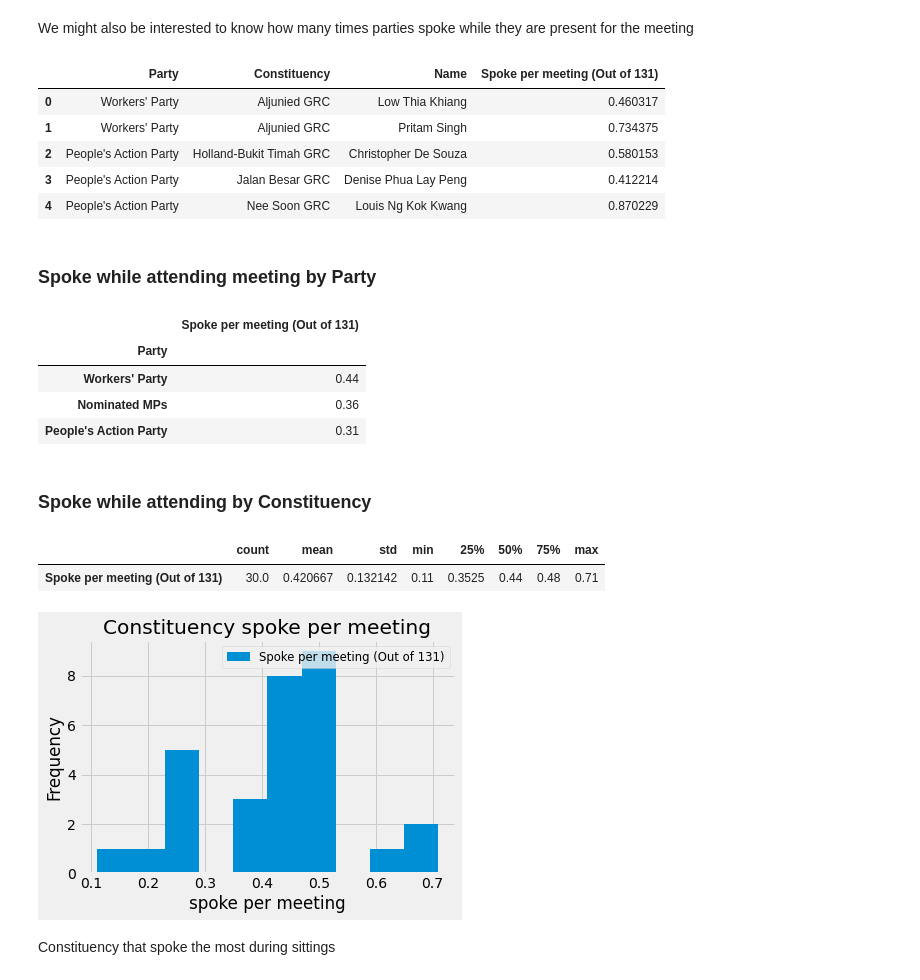
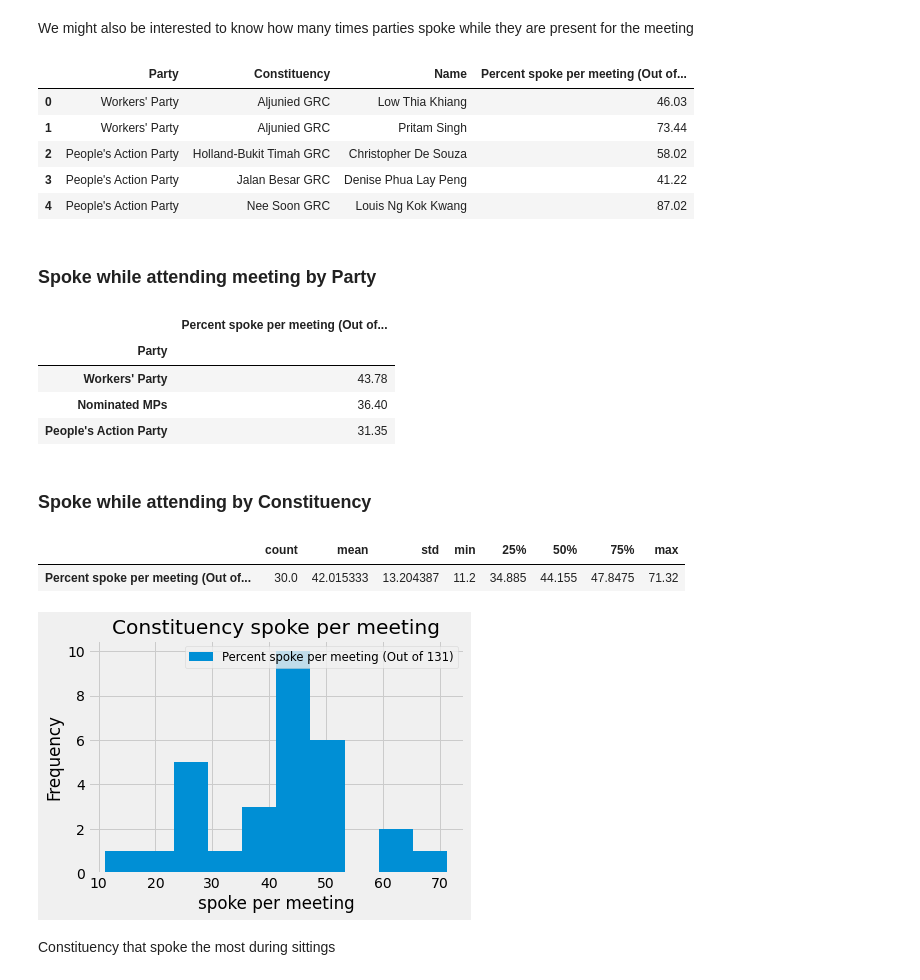
Before and after one commit to lingjie00/exploring_Sg_MP_attendance_and_speaking_count, a Jupyter notebook: A more detailed exploration of MPs' attendance and speaking count.ipynb, the cells around one changed output. Saved outputs shown, nothing was run; the diff lists cells and outputs as text; code cells hidden in the pictures.

```diff
--- a/A more detailed exploration of MPs' attendance and speaking count.ipynb
+++ b/A more detailed exploration of MPs' attendance and speaking count.ipynb
@@ -514,8 +514,8 @@ attendance_speaking = pd.merge(
     speaking[['Name', 'Number of Sittings Spoken (Out of 131)']],
     on='Name')
 # %%
-attendance_speaking['Spoke per meeting (Out of 131)'] = (attendance_speaking['Number of Sittings Spoken (Out of 131)']) /\
-                                        (attendance_speaking['Number of Sittings Attended (Out of 132)']-1)\
+attendance_speaking['Percent spoke per meeting (Out of 131)'] = ((attendance_speaking['Number of Sittings Spoken (Out of 131)']) /\
+                                        (attendance_speaking['Number of Sittings Attended (Out of 132)']-1)*100)\
                                         .round(2)
 # %%
 attendance_speaking = attendance_speaking.drop([
@@ -525,39 +525,39 @@ attendance_speaking = attendance_speaking.drop([
 # %%
 attendance_speaking.head()
 # %% [output]
-|  | Party | Constituency | Name | Spoke per meeting (Out of 131) |
-| 0 | Workers' Party | Aljunied GRC | Low Thia Khiang | 0.460317 |
-| 1 | Workers' Party | Aljunied GRC | Pritam Singh | 0.734375 |
-| 2 | People's Action Party | Holland-Bukit Timah GRC | Christopher De Souza | 0.580153 |
-| 3 | People's Action Party | Jalan Besar GRC | Denise Phua Lay Peng | 0.412214 |
-| 4 | People's Action Party | Nee Soon GRC | Louis Ng Kok Kwang | 0.870229 |
+|  | Party | Constituency | Name | Percent spoke per meeting (Out of... |
+| 0 | Workers' Party | Aljunied GRC | Low Thia Khiang | 46.03 |
+| 1 | Workers' Party | Aljunied GRC | Pritam Singh | 73.44 |
+| 2 | People's Action Party | Holland-Bukit Timah GRC | Christopher De Souza | 58.02 |
+| 3 | People's Action Party | Jalan Besar GRC | Denise Phua Lay Peng | 41.22 |
+| 4 | People's Action Party | Nee Soon GRC | Louis Ng Kok Kwang | 87.02 |
 # %% [markdown]
 ### Spoke while attending meeting by Party
 # %%
-(attendance_speaking.groupby('Party')[['Spoke per meeting (Out of 131)']].mean() / 131 * 100).\
-    sort_values(['Spoke per meeting (Out of 131)'],ascending=False).round(2)
+(attendance_speaking.groupby('Party')[['Percent spoke per meeting (Out of 131)']].mean() / 131 * 100).\
+    sort_values(['Percent spoke per meeting (Out of 131)'],ascending=False).round(2)
 # %% [output]
-|  | Spoke per meeting (Out of 131) |
+|  | Percent spoke per meeting (Out of... |
 | Party |  |
-| Workers' Party | 0.44 |
-| Nominated MPs | 0.36 |
-| People's Action Party | 0.31 |
+| Workers' Party | 43.78 |
+| Nominated MPs | 36.40 |
+| People's Action Party | 31.35 |
 # %% [markdown]
 ### Spoke while attending by Constituency
 # %%
-(attendance_speaking.groupby(['Constituency','Party'])[['Spoke per meeting (Out of 131)']].mean())\
-                    .sort_values('Spoke per meeting (Out of 131)',ascending=False).round(2).\
+(attendance_speaking.groupby(['Constituency','Party'])[['Percent spoke per meeting (Out of 131)']].mean())\
+                    .sort_values('Percent spoke per meeting (Out of 131)',ascending=False).round(2).\
                     plot.hist(bins=10)
 plt.xlabel('spoke per meeting'), plt.title('Constituency spoke per meeting')
 plt.legend(fontsize='small')
 
-(attendance_speaking.groupby(['Constituency','Party'])[['Spoke per meeting (Out of 131)']].mean())\
-                    .sort_values('Spoke per meeting (Out of 131)',ascending=False).round(2).\
+(attendance_speaking.groupby(['Constituency','Party'])[['Percent spoke per meeting (Out of 131)']].mean())\
+                    .sort_values('Percent spoke per meeting (Out of 131)',ascending=False).round(2).\
                     describe().T
 # %% [output]
 |  | count | mean | std | min | 25% | 50% | 75% | max |
-| Spoke per meeting (Out of 131) | 30.0 | 0.420667 | 0.132142 | 0.11 | 0.3525 | 0.44 | 0.48 | 0.71 |
+| Percent spoke per meeting (Out of... | 30.0 | 42.015333 | 13.204387 | 11.2 | 34.885 | 44.155 | 47.8475 | 71.32 |
-[figure, old version]
+[figure, new version]
 # %% [markdown]
 Constituency that spoke the most during sittings
 # %%
```
Also changed, not shown: parts of 13 cells of this notebook, 1 other file.
